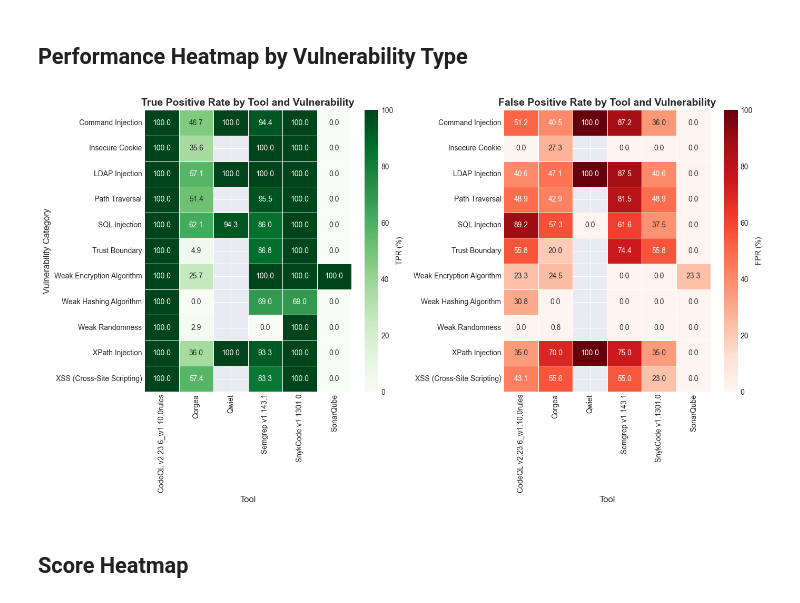
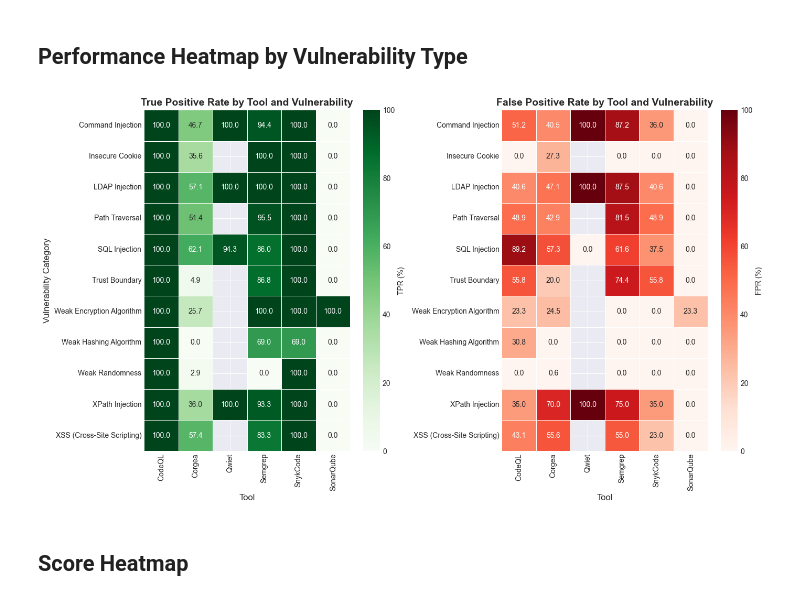
Before and after one commit to ibrahimssmalik/tool_analysis, a Jupyter notebook: sast_scorecard_analysis.ipynb, the cells around one changed output. Cells and saved outputs as stored; diff of their text form; code cells hidden in the pictures.

```diff
--- a/sast_scorecard_analysis.ipynb
+++ b/sast_scorecard_analysis.ipynb
@@ -21,6 +21,10 @@ sns.set_palette("husl")
 %matplotlib inline
 # %% [markdown]
 ## Data Extraction Functions
+# %%
+tool_types = {'CodeQL':'SAST', 'Semgrep':'SAST', 'SonarQube':'SAST', 'PMD':'SAST',
+              'Qwiet': 'ML', 'SnykCode': 'ML',
+              'Corgea': 'AI', 'Qodo': 'AI', 'Endor': 'AI'}
 # %%
 def parse_tool_scorecard(html_file):
     """
@@ -318,9 +322,12 @@ Loaded Corgea data: 11 vulnerability categories
 if additional_tools and 'df_tools' in locals():
     df_tools_original = df_tools.copy()
     df_tools = pd.concat([df_tools_original] + additional_tools, ignore_index=True)
-    print(f"\n Combined dataset now includes {df_tools['Tool'].nunique()} tools")
-    print(f"  Tools: {', '.join(df_tools['Tool'].unique())}")
+    df_tools['Tool'] = df_tools['Tool'].apply(lambda x: x.split()[0] if ' ' in x else x)
+    df_tools['Type'] = df_tools['Tool'].apply(lambda tool: tool_types.get(tool, 'Unknown'))
+
+    print(f"Combined dataset now includes {df_tools['Tool'].nunique()} tools")
+    print(f"Tools: {', '.join(df_tools['Tool'].unique())}")
 elif additional_tools:
     df_tools = pd.concat(additional_tools, ignore_index=True)
-    print(f"\n Created dataset with {df_tools['Tool'].nunique()} tools from framework")
+    print(f"Created dataset with {df_tools['Tool'].nunique()} tools from framework")
 # %% [output]
@@ -471,31 +503,30 @@ if 'df_summary' in locals() and df_summary is not None:
 # %% [markdown]
 ## Performance Heatmap by Vulnerability Type
 # %%
-if 'df_tools' in locals():
-    # pivot tables for heatmaps
-    pivot_tpr = df_tools.pivot(index='Category', columns='Tool', values='TPR')
-    pivot_fpr = df_tools.pivot(index='Category', columns='Tool', values='FPR')
+# pivot tables for heatmaps
+pivot_tpr = df_tools.pivot(index='Category', columns='Tool', values='TPR')
+pivot_fpr = df_tools.pivot(index='Category', columns='Tool', values='FPR')
 
-    fig, axes = plt.subplots(1, 2, figsize=(14, 8))
+fig, axes = plt.subplots(1, 2, figsize=(14, 8))
 
-    # TPR Heatmap
-    sns.heatmap(pivot_tpr, annot=True, fmt='.1f', cmap='Greens', ax=axes[0],
-                cbar_kws={'label': 'TPR (%)'}, linewidths=0.5, vmin=0, vmax=100)
-    axes[0].set_title('True Positive Rate by Tool and Vulnerability', fontsize=14, fontweight='bold')
-    axes[0].set_xlabel('Tool', fontsize=12)
-    axes[0].set_ylabel('Vulnerability Category', fontsize=12)
+# TPR Heatmap
+sns.heatmap(pivot_tpr, annot=True, fmt='.1f', cmap='Greens', ax=axes[0],
+            cbar_kws={'label': 'TPR (%)'}, linewidths=0.5, vmin=0, vmax=100)
+axes[0].set_title('True Positive Rate by Tool and Vulnerability', fontsize=14, fontweight='bold')
+axes[0].set_xlabel('Tool', fontsize=12)
+axes[0].set_ylabel('Vulnerability Category', fontsize=12)
 
-    # FPR Heatmap
-    sns.heatmap(pivot_fpr, annot=True, fmt='.1f', cmap='Reds', ax=axes[1],
-                cbar_kws={'label': 'FPR (%)'}, linewidths=0.5, vmin=0, vmax=100)
-    axes[1].set_title('False Positive Rate by Tool and Vulnerability', fontsize=14, fontweight='bold')
-    axes[1].set_xlabel('Tool', fontsize=12)
-    axes[1].set_ylabel('')
+# FPR Heatmap
+sns.heatmap(pivot_fpr, annot=True, fmt='.1f', cmap='Reds', ax=axes[1],
+            cbar_kws={'label': 'FPR (%)'}, linewidths=0.5, vmin=0, vmax=100)
+axes[1].set_title('False Positive Rate by Tool and Vulnerability', fontsize=14, fontweight='bold')
+axes[1].set_xlabel('Tool', fontsize=12)
+axes[1].set_ylabel('')
 
-    plt.tight_layout()
-    plt.show()
+plt.tight_layout()
+plt.show()
 # %% [output]
-[figure, old version]
+[figure, new version]
 # %% [markdown]
 ## Score Heatmap
 # %%
```
Also changed, not shown: parts of 10 cells of this notebook.
